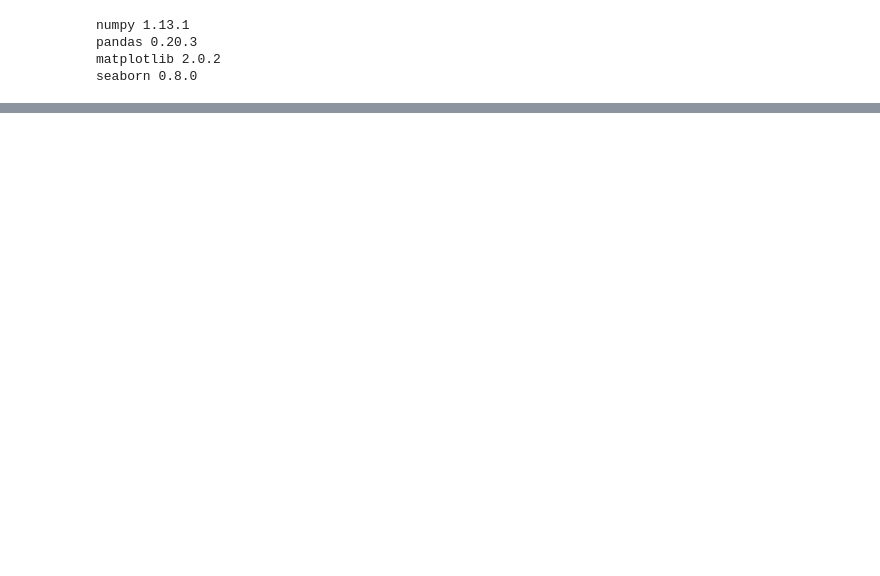
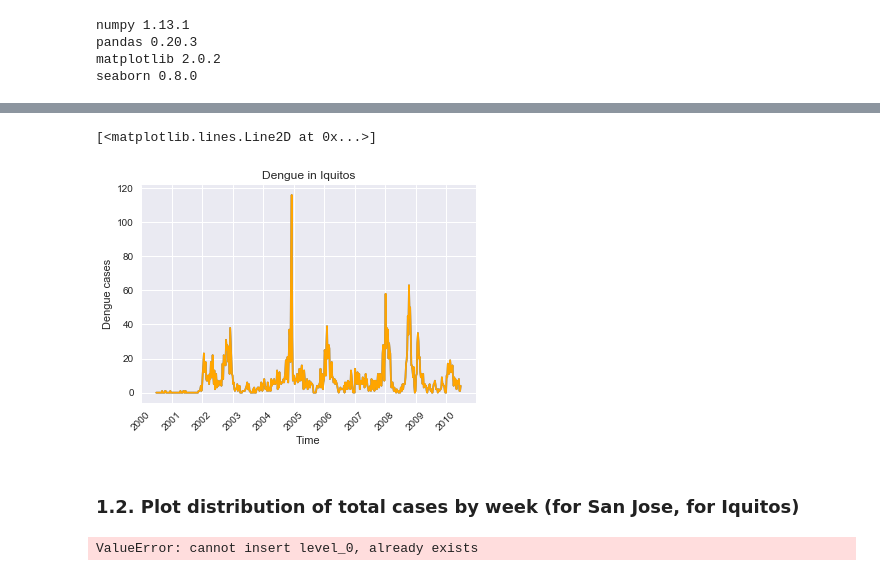
Before and after one commit to vu203/Fever, a Jupyter notebook: Fever.ipynb, the cells around one changed output, grey strips where cells are left out. Saved outputs shown, nothing was run; the diff lists cells and outputs as text; code cells hidden in the pictures; blank space fills up the shorter version.

```diff
--- a/Fever.ipynb
+++ b/Fever.ipynb
@@ -244,0 +98,18 @@ plt.xticks(rotation=45)
+# %%
+plt.plot(df_iq['datetime'], df_iq['total_cases'])
+plt.title('Dengue in Iquitos')
+plt.ylabel('Dengue cases')
+plt.xlabel('Time')
+plt.xticks(rotation=45)
+
+plt.plot(df_iq['datetime'], df_iq['total_cases'], color = 'orange')
+# %% [output]
+[<matplotlib.lines.Line2D at 0x...>]
+[figure, added]
+# %% [markdown]
+### 1.2. Plot distribution of total cases by week (for San Jose, for Iquitos)
+# %%
+df_iq.reset_index(inplace = True)
+df_sj.reset_index(inplace = True)
+# %% [output]
+ValueError: cannot insert level_0, already exists
```
Also changed, not shown: parts of 47 cells of this notebook.
